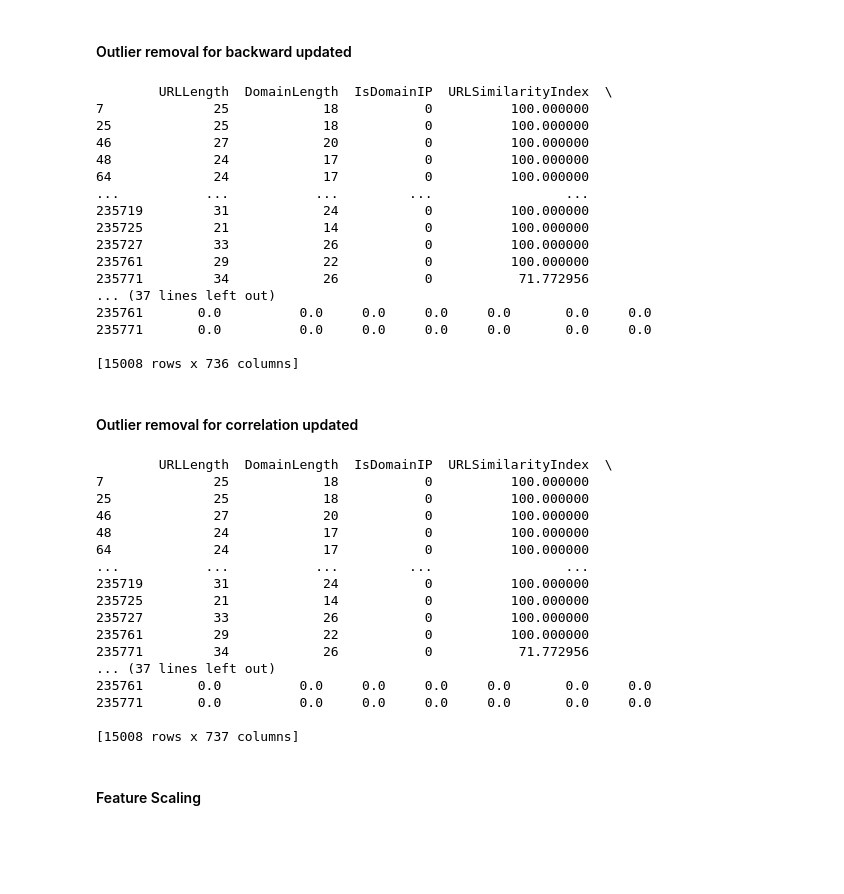
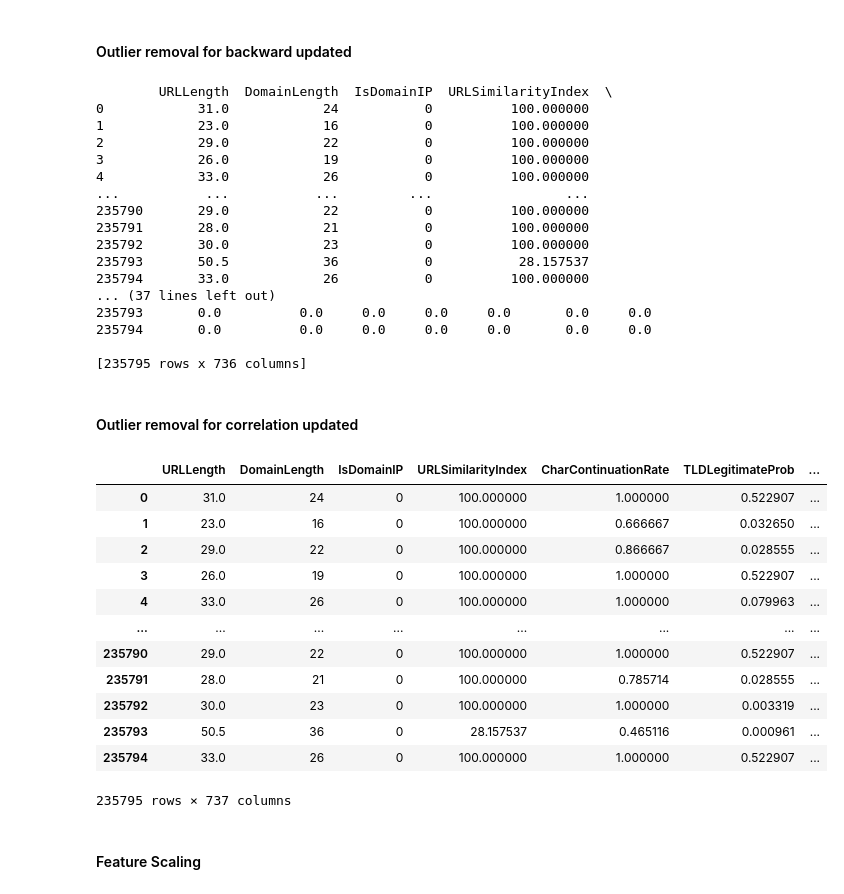
Before and after one commit to shivani309/Phishing-url-detection, a Jupyter notebook: preprocessing for classification.ipynb, the cells around one changed output. Cells and saved outputs as stored; diff of their text form; code cells hidden in the pictures; blank space fills up the shorter version.

```diff
--- a/preprocessing for classification.ipynb
+++ b/preprocessing for classification.ipynb
@@ -359,7 +359,7 @@ print(df_cleaned)'''
 # %%
 import pandas as pd
 
-def remove_outliers(df):
+def replace_outliers(df):
     cleaned_df = df.copy()
     for column in df.select_dtypes(include='number').columns:
         q1 = df[column].quantile(0.25)
@@ -368,59 +368,56 @@ def remove_outliers(df):
         lb = q1 - 1.5 * iqr
         ub = q3 + 1.5 * iqr
 
-        # Filter out the outliers
-        cleaned_df = cleaned_df[(cleaned_df[column] >= lb) & (cleaned_df[column] <= ub)]
+        # Replace the outliers
+        cleaned_df.loc[cleaned_df[column] < lb, column] = lb
+        cleaned_df.loc[cleaned_df[column] > ub, column] = ub
 
     return cleaned_df
 
 # Example usage
-df_cleaned = remove_outliers(backward_updated)
+df_cleaned = replace_outliers(backward_updated)
 df_cleaned_backward_updated = df_cleaned.dropna()
 
 print(df_cleaned_backward_updated)
 # %% [output]
         URLLength  DomainLength  IsDomainIP  URLSimilarityIndex  \
-7              25            18           0          100.000000
-25             25            18           0          100.000000
-46             27            20           0          100.000000
-48             24            17           0          100.000000
-64             24            17           0          100.000000
+0            31.0            24           0          100.000000
+1            23.0            16           0          100.000000
+2            29.0            22           0          100.000000
+3            26.0            19           0          100.000000
+4            33.0            26           0          100.000000
 ...           ...           ...         ...                 ...
-235719         31            24           0          100.000000
-235725         21            14           0          100.000000
-235727         33            26           0          100.000000
-235761         29            22           0          100.000000
-235771         34            26           0           71.772956
+235790       29.0            22           0          100.000000
+235791       28.0            21           0          100.000000
+235792       30.0            23           0          100.000000
+235793       50.5            36           0           28.157537
+235794       33.0            26           0          100.000000
 ... (37 lines left out)
-235761       0.0          0.0     0.0     0.0     0.0       0.0     0.0
-235771       0.0          0.0     0.0     0.0     0.0       0.0     0.0
+235793       0.0          0.0     0.0     0.0     0.0       0.0     0.0
+235794       0.0          0.0     0.0     0.0     0.0       0.0     0.0
 
-[15008 rows x 736 columns]
+[235795 rows x 736 columns]
 # %% [markdown]
 #### Outlier removal for correlation updated
 # %%
-df_cleaned1 = remove_outliers(corr_updated)
+df_cleaned1 = replace_outliers(corr_updated)
 df_cleaned_corr_updated = df_cleaned1.dropna()
 
-print(df_cleaned_corr_updated)
+df_cleaned_corr_updated
 # %% [output]
+|  | URLLength | DomainLength | IsDomainIP | URLSimilarityIndex | CharContinuationRate | TLDLegitimateProb | ... |
+| 0 | 31.0 | 24 | 0 | 100.000000 | 1.000000 | 0.522907 | ... |
+| 1 | 23.0 | 16 | 0 | 100.000000 | 0.666667 | 0.032650 | ... |
+| 2 | 29.0 | 22 | 0 | 100.000000 | 0.866667 | 0.028555 | ... |
+| 3 | 26.0 | 19 | 0 | 100.000000 | 1.000000 | 0.522907 | ... |
+| 4 | 33.0 | 26 | 0 | 100.000000 | 1.000000 | 0.079963 | ... |
+| ... | ... | ... | ... | ... | ... | ... | ... |
+| 235790 | 29.0 | 22 | 0 | 100.000000 | 1.000000 | 0.522907 | ... |
+| 235791 | 28.0 | 21 | 0 | 100.000000 | 0.785714 | 0.028555 | ... |
+| 235792 | 30.0 | 23 | 0 | 100.000000 | 1.000000 | 0.003319 | ... |
+| 235793 | 50.5 | 36 | 0 | 28.157537 | 0.465116 | 0.000961 | ... |
+| 235794 | 33.0 | 26 | 0 | 100.000000 | 1.000000 | 0.522907 | ... |
-        URLLength  DomainLength  IsDomainIP  URLSimilarityIndex  \
-7              25            18           0          100.000000
-25             25            18           0          100.000000
-46             27            20           0          100.000000
-48             24            17           0          100.000000
-64             24            17           0          100.000000
-...           ...           ...         ...                 ...
-235719         31            24           0          100.000000
-235725         21            14           0          100.000000
-235727         33            26           0          100.000000
-235761         29            22           0          100.000000
-235771         34            26           0           71.772956
-... (37 lines left out)
-235761       0.0          0.0     0.0     0.0     0.0       0.0     0.0
-235771       0.0          0.0     0.0     0.0     0.0       0.0     0.0
-
-[15008 rows x 737 columns]
+235795 rows × 737 columns
 # %% [markdown]
 #### Feature Scaling
 # %% [markdown]
```
Also changed, not shown: parts of 4 cells of this notebook.
